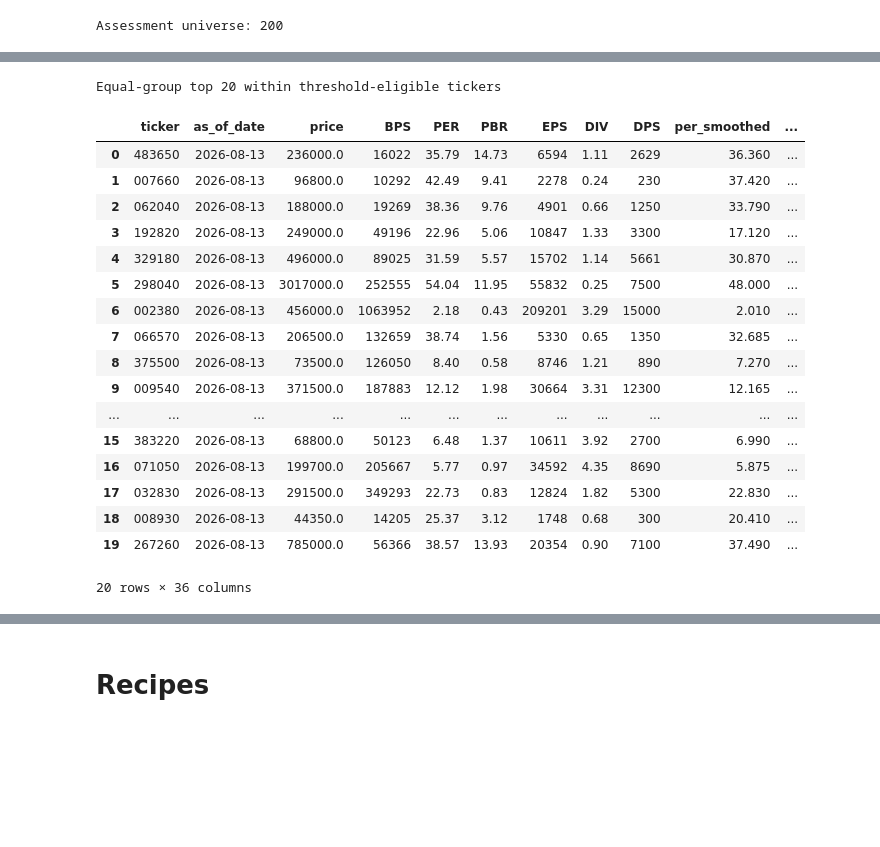
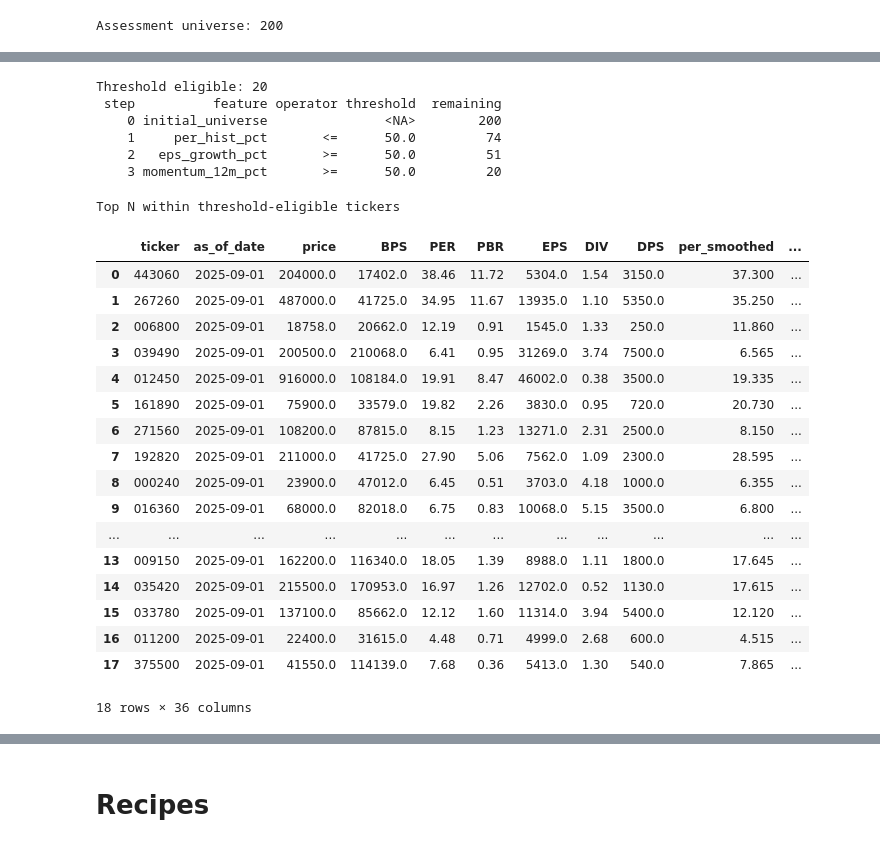
Before and after one commit to lbk209/stocksift, a Jupyter notebook: example_stock_selection_long_v4.ipynb, the cells around one changed output, grey strips where cells are left out. Drawn from its saved outputs; the diff is of its cells as text; code cells hidden in the pictures; blank space fills up the shorter version.

```diff
--- a/example_stock_selection_long_v4.ipynb
+++ b/example_stock_selection_long_v4.ipynb
@@ -45,10 +29,10 @@ Threshold eligible: 105
 # %%
-# 3. Equal-feature ranking. LongEqualFeatureScore explicitly assigns weight
+# 2. Equal-feature ranking. LongEqualFeatureScore explicitly assigns weight
 #    1.0 to every feature, independent of LongFeatureScore defaults.
-equal_feature = LongEqualFeatureScore(
+candidates = LongEqualFeatureScore(
     top_n=20,
 )
-feature_ranked = equal_feature.select(features)
-feature_ranked
+selected = candidates.select(features)
+selected.head()
 # %% [output]
 |  | ticker | as_of_date | price | BPS | PER | PBR | EPS | DIV | DPS | per_smoothed | ... |
@@ -98,0 +65,4 @@ group_ranked
+# %%
+DATA_DIR = '../pf/data'
+PRICE_CSV = "kospi200_prices_260814.csv"
+RATIO_CSV = "kospi200_ratios_260814.csv"
@@ -98,0 +73,4 @@ group_ranked
+# %%
+date = '2025-09-01'
+features = assessment.assess(prices, ratios, as_of=date)
+print(f"Assessment universe: {len(features)}")
@@ -99,29 +197,48 @@ group_ranked
+# %%
+# 2. Threshold eligibility example. Passing rows have no priority ranking.
+threshold = LongThresholdFilter(
+    rules=[
+        ("per_hist_pct", "<=", 50),
+        ("eps_growth_pct", ">=", 50),
+        ("momentum_12m_pct", ">=", 50),
+    ]
+)
+eligible = threshold.select(features)
+print(f"Threshold eligible: {len(eligible)}")
+print(threshold.trace(features).to_string(index=False))
+# %% [output]
+Threshold eligible: 20
+ step          feature operator threshold  remaining
+    0 initial_universe               <NA>        200
+    1     per_hist_pct       <=      50.0         74
+    2   eps_growth_pct       >=      50.0         51
+    3 momentum_12m_pct       >=      50.0         20
 # %%
 # 5. Compose policies while continuing to use the same canonical feature table.
-eligible_group_ranked = equal_group.select(
+selected = candidates.select(
     features,
     tickers=eligible["ticker"],
 )
-print("\nEqual-group top 20 within threshold-eligible tickers")
+print("\nTop N within threshold-eligible tickers")
 
-eligible_group_ranked
+selected
 # %% [output]
-Equal-group top 20 within threshold-eligible tickers
+Top N within threshold-eligible tickers
 |  | ticker | as_of_date | price | BPS | PER | PBR | EPS | DIV | DPS | per_smoothed | ... |
-| 0 | 483650 | 2026-08-13 | 236000.0 | 16022 | 35.79 | 14.73 | 6594 | 1.11 | 2629 | 36.360 | ... |
-| 1 | 007660 | 2026-08-13 | 96800.0 | 10292 | 42.49 | 9.41 | 2278 | 0.24 | 230 | 37.420 | ... |
-| 2 | 062040 | 2026-08-13 | 188000.0 | 19269 | 38.36 | 9.76 | 4901 | 0.66 | 1250 | 33.790 | ... |
-| 3 | 192820 | 2026-08-13 | 249000.0 | 49196 | 22.96 | 5.06 | 10847 | 1.33 | 3300 | 17.120 | ... |
-| 4 | 329180 | 2026-08-13 | 496000.0 | 89025 | 31.59 | 5.57 | 15702 | 1.14 | 5661 | 30.870 | ... |
-| 5 | 298040 | 2026-08-13 | 3017000.0 | 252555 | 54.04 | 11.95 | 55832 | 0.25 | 7500 | 48.000 | ... |
-| 6 | 002380 | 2026-08-13 | 456000.0 | 1063952 | 2.18 | 0.43 | 209201 | 3.29 | 15000 | 2.010 | ... |
-| 7 | 066570 | 2026-08-13 | 206500.0 | 132659 | 38.74 | 1.56 | 5330 | 0.65 | 1350 | 32.685 | ... |
-| 8 | 375500 | 2026-08-13 | 73500.0 | 126050 | 8.40 | 0.58 | 8746 | 1.21 | 890 | 7.270 | ... |
-| 9 | 009540 | 2026-08-13 | 371500.0 | 187883 | 12.12 | 1.98 | 30664 | 3.31 | 12300 | 12.165 | ... |
+| 0 | 443060 | 2025-09-01 | 204000.0 | 17402.0 | 38.46 | 11.72 | 5304.0 | 1.54 | 3150.0 | 37.300 | ... |
+| 1 | 267260 | 2025-09-01 | 487000.0 | 41725.0 | 34.95 | 11.67 | 13935.0 | 1.10 | 5350.0 | 35.250 | ... |
+| 2 | 006800 | 2025-09-01 | 18758.0 | 20662.0 | 12.19 | 0.91 | 1545.0 | 1.33 | 250.0 | 11.860 | ... |
+| 3 | 039490 | 2025-09-01 | 200500.0 | 210068.0 | 6.41 | 0.95 | 31269.0 | 3.74 | 7500.0 | 6.565 | ... |
+| 4 | 012450 | 2025-09-01 | 916000.0 | 108184.0 | 19.91 | 8.47 | 46002.0 | 0.38 | 3500.0 | 19.335 | ... |
+| 5 | 161890 | 2025-09-01 | 75900.0 | 33579.0 | 19.82 | 2.26 | 3830.0 | 0.95 | 720.0 | 20.730 | ... |
+| 6 | 271560 | 2025-09-01 | 108200.0 | 87815.0 | 8.15 | 1.23 | 13271.0 | 2.31 | 2500.0 | 8.150 | ... |
+| 7 | 192820 | 2025-09-01 | 211000.0 | 41725.0 | 27.90 | 5.06 | 7562.0 | 1.09 | 2300.0 | 28.595 | ... |
+| 8 | 000240 | 2025-09-01 | 23900.0 | 47012.0 | 6.45 | 0.51 | 3703.0 | 4.18 | 1000.0 | 6.355 | ... |
+| 9 | 016360 | 2025-09-01 | 68000.0 | 82018.0 | 6.75 | 0.83 | 10068.0 | 5.15 | 3500.0 | 6.800 | ... |
 | ... | ... | ... | ... | ... | ... | ... | ... | ... | ... | ... | ... |
-| 15 | 383220 | 2026-08-13 | 68800.0 | 50123 | 6.48 | 1.37 | 10611 | 3.92 | 2700 | 6.990 | ... |
-| 16 | 071050 | 2026-08-13 | 199700.0 | 205667 | 5.77 | 0.97 | 34592 | 4.35 | 8690 | 5.875 | ... |
-| 17 | 032830 | 2026-08-13 | 291500.0 | 349293 | 22.73 | 0.83 | 12824 | 1.82 | 5300 | 22.830 | ... |
-| 18 | 008930 | 2026-08-13 | 44350.0 | 14205 | 25.37 | 3.12 | 1748 | 0.68 | 300 | 20.410 | ... |
-| 19 | 267260 | 2026-08-13 | 785000.0 | 56366 | 38.57 | 13.93 | 20354 | 0.90 | 7100 | 37.490 | ... |
+| 13 | 009150 | 2025-09-01 | 162200.0 | 116340.0 | 18.05 | 1.39 | 8988.0 | 1.11 | 1800.0 | 17.645 | ... |
+| 14 | 035420 | 2025-09-01 | 215500.0 | 170953.0 | 16.97 | 1.26 | 12702.0 | 0.52 | 1130.0 | 17.615 | ... |
+| 15 | 033780 | 2025-09-01 | 137100.0 | 85662.0 | 12.12 | 1.60 | 11314.0 | 3.94 | 5400.0 | 12.120 | ... |
+| 16 | 011200 | 2025-09-01 | 22400.0 | 31615.0 | 4.48 | 0.71 | 4999.0 | 2.68 | 600.0 | 4.515 | ... |
+| 17 | 375500 | 2025-09-01 | 41550.0 | 114139.0 | 7.68 | 0.36 | 5413.0 | 1.30 | 540.0 | 7.865 | ... |
-20 rows × 36 columns
+18 rows × 36 columns
```
Also changed, not shown: parts of 27 cells of this notebook, 1 other file.
